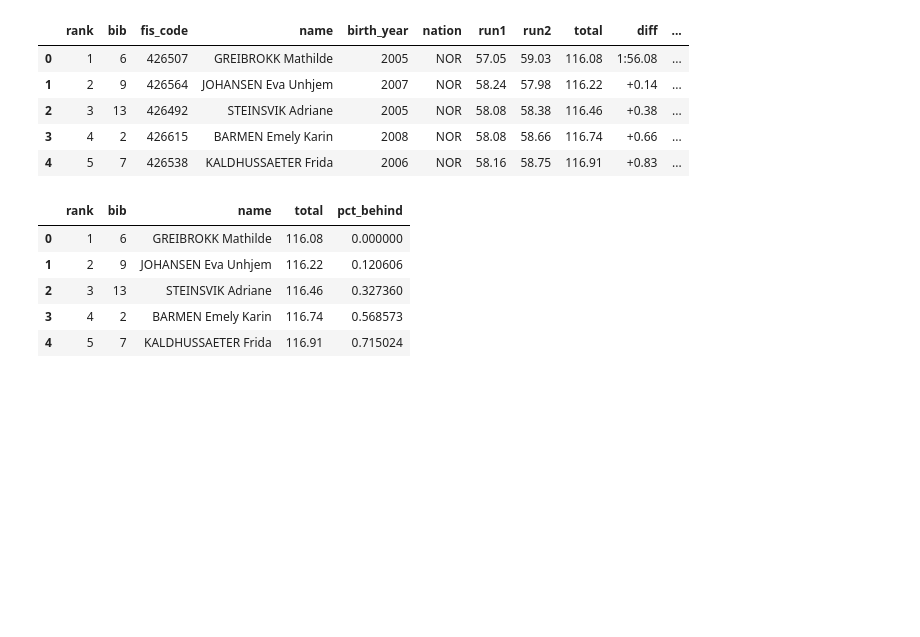
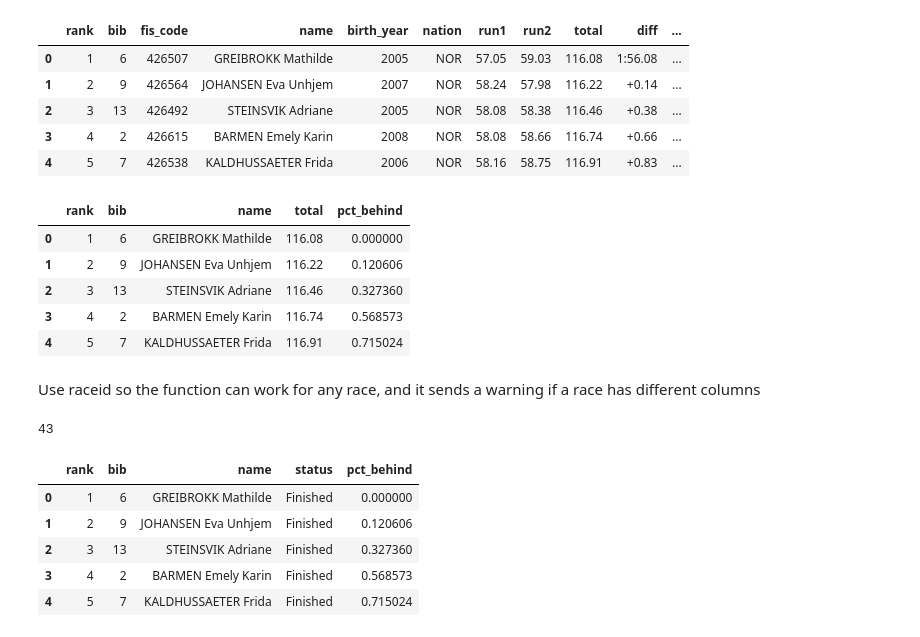
Before and after one commit to mariaaafif/ski, a Jupyter notebook: notebooks/race_one.ipynb, the cells around one changed output. Drawn from its saved outputs; the diff is of its cells as text; code cells hidden in the pictures; blank space fills up the shorter version.

Commit message:
Wrap scraping in function and test on two races

```diff
--- a/notebooks/race_one.ipynb
+++ b/notebooks/race_one.ipynb
@@ -159,3 +159,50 @@ results[["rank", "bib", "name", "total", "pct_behind"]].head()
 | 2 | 3 | 13 | STEINSVIK Adriane | 116.46 | 0.327360 |
 | 3 | 4 | 2 | BARMEN Emely Karin | 116.74 | 0.568573 |
 | 4 | 5 | 7 | KALDHUSSAETER Frida | 116.91 | 0.715024 |
+# %%
+## Wrap scraping in one function that does everything for any race: download, save, read rows, build the table
+def scrape_race(raceid):
+    url = f"https://www.fis-ski.com/DB/general/results.html?sectorcode=AL&raceid={raceid}"
+    response = requests.get(url, headers=headers, timeout=30)
+    with open(f"../data/raw/race_{raceid}.html", "w", encoding="utf-8") as f:
+        f.write(response.text)
+
+    soup = BeautifulSoup(response.text, "html.parser")
+    rows = soup.select("a.table-row")
+    athlete_rows = [row for row in rows if row.get("href") and "athlete" in row.get("href")]
+
+    records = []
+    for row in athlete_rows:
+        p = list(row.stripped_strings)
+        if len(p) == 12:
+            record = dict(zip(columns, p))
+        elif len(p) == 5:
+            record = dict(zip(["bib", "fis_code", "name", "birth_year", "nation"], p))
+        else:
+            print(f"Race {raceid}: skipped a row with {len(p)} pieces: {p}")
+            continue
+        record["status"] = get_status(row)
+        record["raceid"] = raceid
+        records.append(record)
+
+    df = pd.DataFrame(records)
+    for col in ["run1", "run2", "total"]:
+        df[col] = df[col].apply(to_seconds)
+    df["bib"] = df["bib"].astype(int)
+    df["pct_behind"] = (df["total"] / df["total"].min() - 1) * 100
+    return df
+# %% [markdown]
+Use raceid so the function can work for any race, and it sends a warning if a race has different columns
+# %%
+# Test function on race one
+test = scrape_race(131070)
+print(len(test))
+test[["rank", "bib", "name", "status", "pct_behind"]].head()
+# %% [output]
+43
+|  | rank | bib | name | status | pct_behind |
+| 0 | 1 | 6 | GREIBROKK Mathilde | Finished | 0.000000 |
+| 1 | 2 | 9 | JOHANSEN Eva Unhjem | Finished | 0.120606 |
+| 2 | 3 | 13 | STEINSVIK Adriane | Finished | 0.327360 |
+| 3 | 4 | 2 | BARMEN Emely Karin | Finished | 0.568573 |
+| 4 | 5 | 7 | KALDHUSSAETER Frida | Finished | 0.715024 |
```
Also changed, not shown: parts of 1 cell of this notebook.
